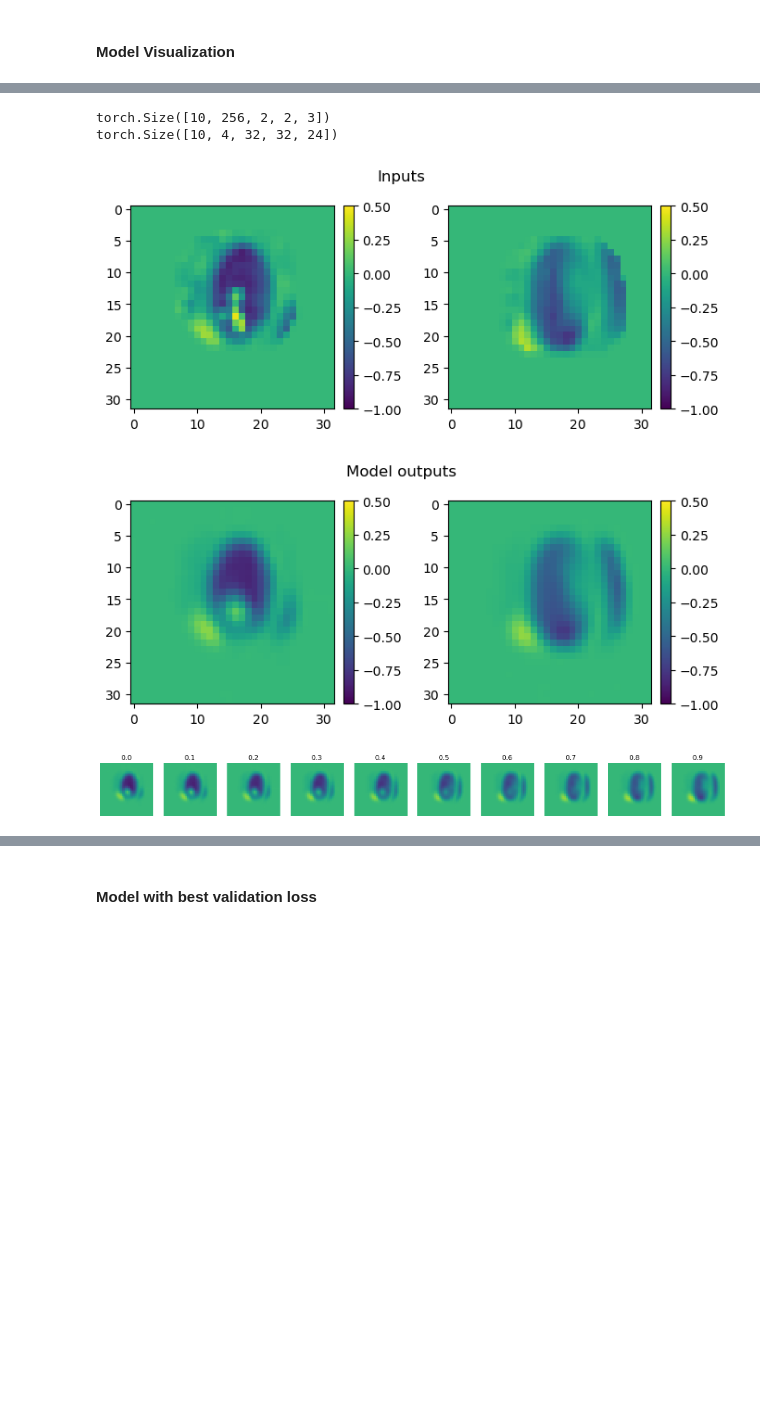
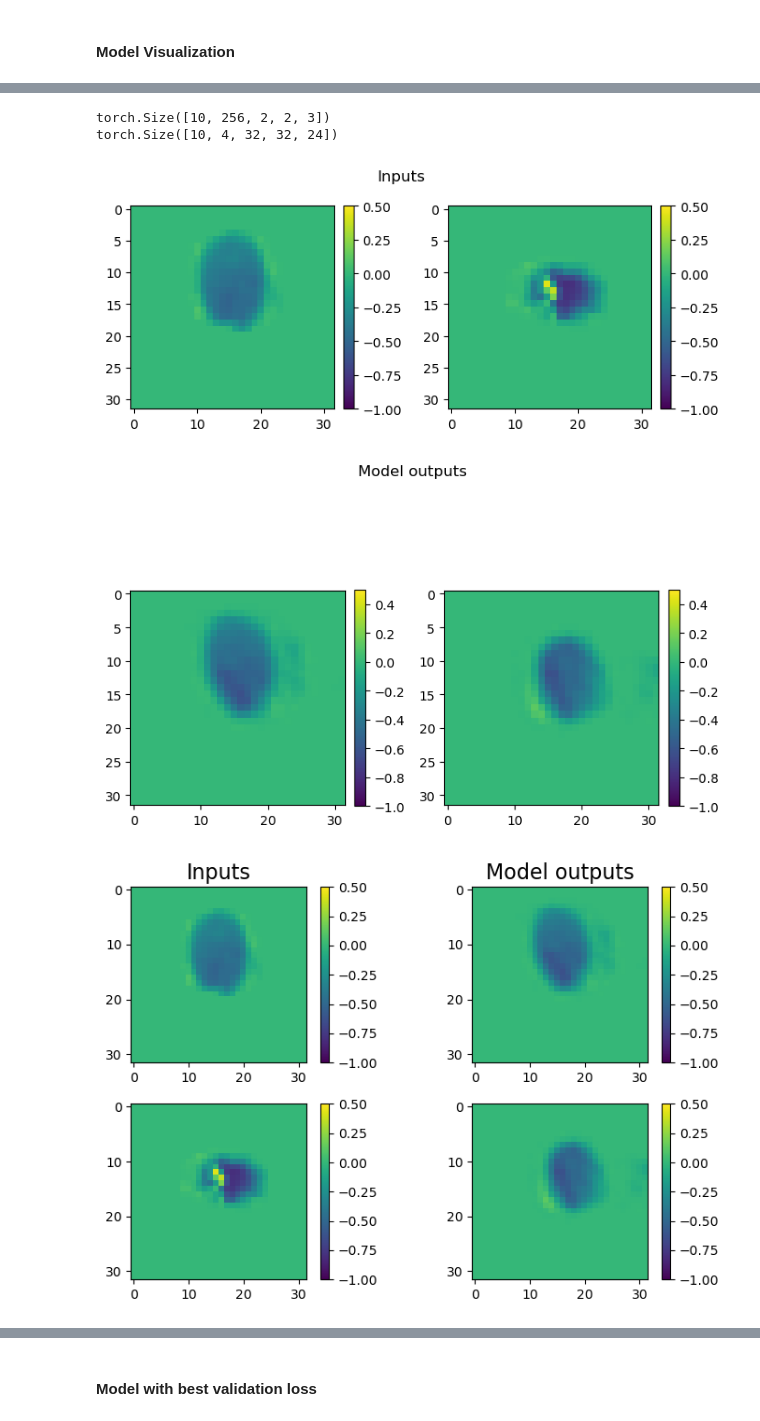
Before and after one commit to LaviSchlyter/4dflowmri_anomaly_detection, a Jupyter notebook: notebooks/visualize_outputs.ipynb, the cells around one changed output, grey strips where cells are left out. Cells and saved outputs as stored; diff of their text form; code cells hidden in the pictures; blank space fills up the shorter version.

```diff
--- a/notebooks/visualize_outputs.ipynb
+++ b/notebooks/visualize_outputs.ipynb
@@ -83,8 +112,8 @@ def viz(images, model_path, c = 1, t = 3, scale_colorbar = False, i1 = 32, i2 =
     plt.show()
 # %%
 # Load data
-data = h5py.File('/usr/bmicnas02/data-biwi-01/jeremy_students/lschlyter/4dflowmri_anomaly_detection/data/train_masked_sliced_images_from_0_to_35.hdf5', 'r')
+data = h5py.File('/usr/bmicnas02/data-biwi-01/jeremy_students/lschlyter/4dflowmri_anomaly_detection/data/test_masked_sliced_images_from_0_to_20.hdf5', 'r')
 print(data.keys())
-images = data['sliced_images_train']
+images = data['sliced_images_test']
 print(images.shape)
 # %% [output]
@@ -94,9 +123,9 @@ print(images.shape)
 #### Model Visualization
 # %%
 sweep = ''
-log_path = '/usr/bmicnas02/data-biwi-01/jeremy_students/lschlyter/4dflowmri_anomaly_detection/logs/vae/masked_slice'
+log_path = '/usr/bmicnas02/data-biwi-01/jeremy_students/lschlyter/4dflowmri_anomaly_detection/logs/vae_convT/masked_slice'
 if sweep:
     log_path = os.path.join(log_path, sweep)
 experiments = os.listdir(log_path)
-experiments
+experiments[-25:]
 # %% [output]
@@ -111,5 +149,5 @@ experiments
 # %%
-n = -3
+n = -6
 print(experiments[n])
 experiment_path = os.path.join(log_path, experiments[n])
 print(experiment_path)
@@ -180,10 +221,10 @@ model = VAE(z_dim=32, in_channels=4, gf_dim=8).to(device)
 
 best_epoch_model = glob.glob(experiment_path + '/' + '*best*')[0]
 # %%
-viz(images, best_epoch_model, c = 1, t = 3, scale_colorbar = True, i1=32, i2=96)
+viz(images, best_epoch_model, c = 1, t = 3, scale_colorbar = True, i1=32, i2=144)
 # %% [output]
 torch.Size([10, 256, 2, 2, 3])
 torch.Size([10, 4, 32, 32, 24])
-[figure, old version]
+[figure, new version]
-[figure, old version]
+[figure, new version]
-[figure, old version]
+[figure, new version]
```
Also changed, not shown: parts of 12 cells of this notebook, 7 other files.
